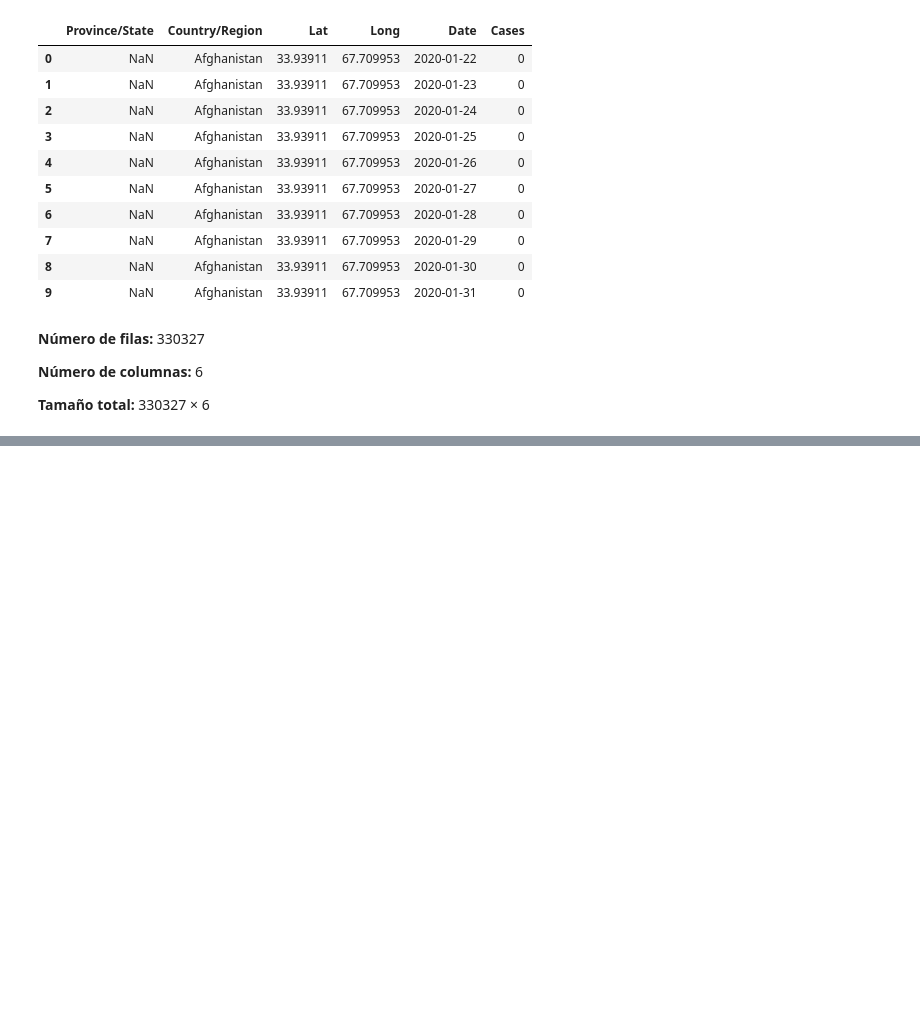
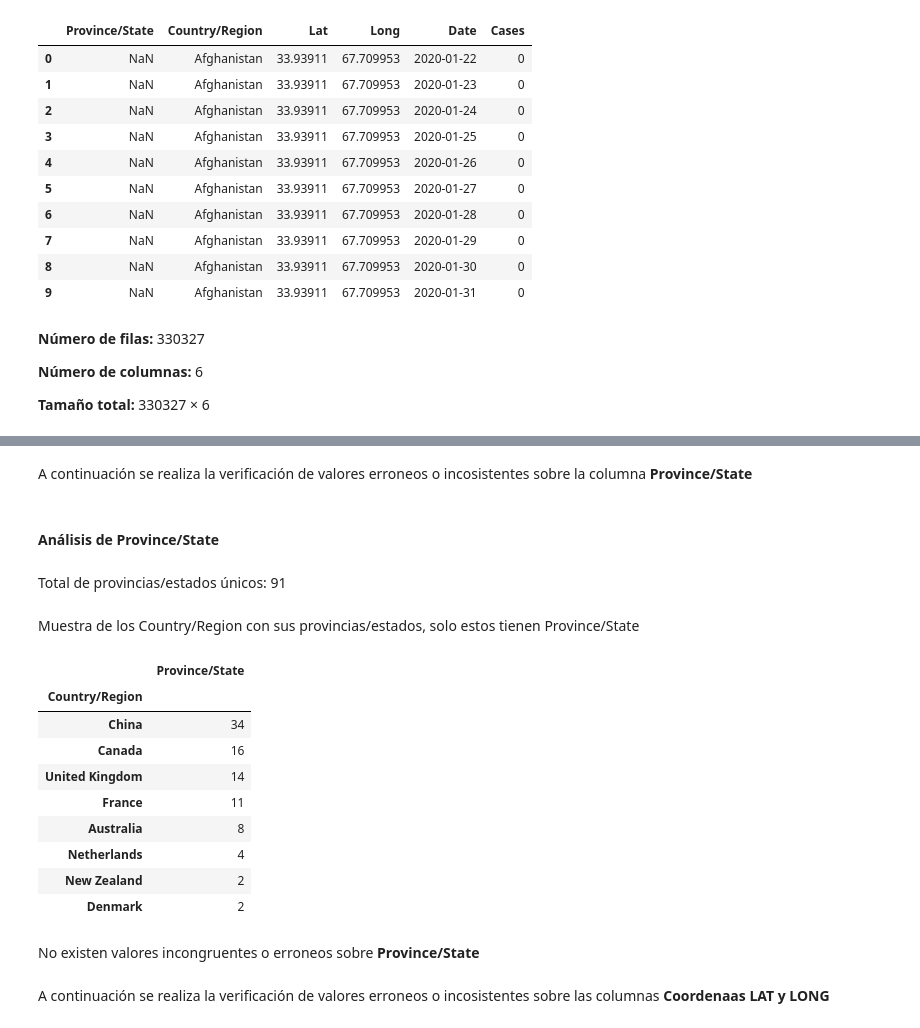
Before and after one commit to esilvas1/Activity3_Data_Management, a Jupyter notebook: Notebook/EDA.ipynb, the cells around one changed output, grey strips where cells are left out. Cells and saved outputs as stored; diff of their text form; code cells hidden in the pictures; blank space fills up the shorter version.

```diff
--- a/Notebook/EDA.ipynb
+++ b/Notebook/EDA.ipynb
@@ -138,0 +229,33 @@ En esta sección realizaremos un análisis exhaustivo de la calidad de los datos
+# %% [markdown]
+A continuación se realiza la verificación de valores erroneos o incosistentes sobre la columna **Province/State**
+# %%
+# 2. Análisis de Province/State
+display(Markdown("""#### Análisis de Province/State"""))
+
+unique_provinces = df_long['Province/State'].nunique()
+display(Markdown(f"Total de provincias/estados únicos: {unique_provinces}"))
+
+
+display(Markdown(f"Muestra de los Country/Region con sus provincias/estados, solo estos tienen Province/State"))
+provinces_by_country = df_long.groupby('Country/Region')['Province/State'].nunique().sort_values(ascending=False)
+provinces_by_country = provinces_by_country[provinces_by_country > 0]
+pd.set_option('display.max_rows', 100)
+display(provinces_by_country.head(10).to_frame())
+# %% [output]
+#### Análisis de Province/State
+Total de provincias/estados únicos: 91
+Muestra de los Country/Region con sus provincias/estados, solo estos tienen Province/State
+|  | Province/State |
+| Country/Region |  |
+| China | 34 |
+| Canada | 16 |
+| United Kingdom | 14 |
+| France | 11 |
+| Australia | 8 |
+| Netherlands | 4 |
+| New Zealand | 2 |
+| Denmark | 2 |
+# %% [markdown]
+No existen valores incongruentes o erroneos sobre **Province/State**
+# %% [markdown]
+A continuación se realiza la verificación de valores erroneos o incosistentes sobre las columnas **Coordenaas LAT y LONG**
```
Also changed, not shown: parts of 14 cells of this notebook, 1 other file.
